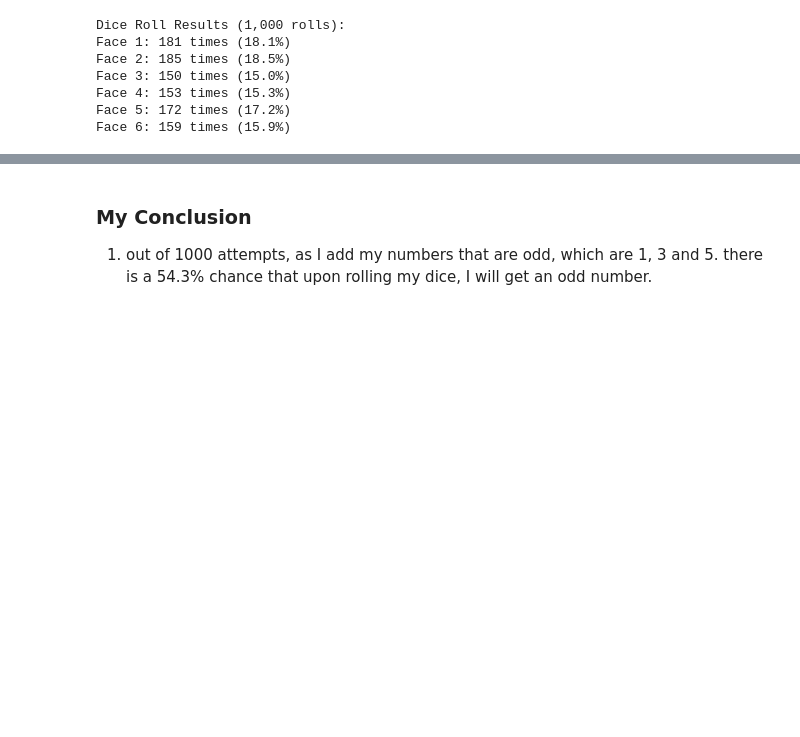
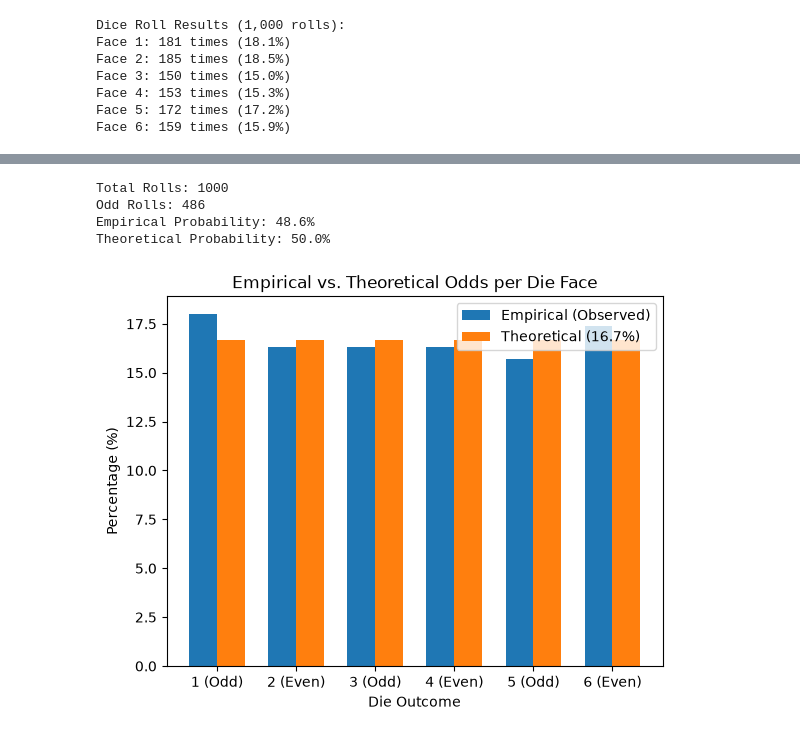
Before and after one commit to Masoudbickle/Dice_Template, a Jupyter notebook: Dice_Template.ipynb, the cells around one changed output, grey strips where cells are left out. Drawn from its saved outputs; the diff is of its cells as text; code cells hidden in the pictures; blank space fills up the shorter version.

```diff
--- a/Dice_Template.ipynb
+++ b/Dice_Template.ipynb
@@ -201,3 +41,55 @@ plt.show()
-# %% [markdown]
-### My Conclusion
-1. out of 1000 attempts, as I add my numbers that are odd, which are 1, 3 and 5. there is a 54.3% chance that upon rolling my dice, I will get an odd number.
+# %%
+import random
+
+rolls = 1000
+odd_count = 0
+
+# Simulate rolling the die
+for _ in range(rolls):
+    outcome = random.randint(1, 6)
+    if outcome % 2 != 0:  # Checks if 1, 3, or 5
+        odd_count += 1
+
+# Calculate probabilities
+empirical_prob = (odd_count / rolls) * 100
+
+print(f"Total Rolls: {rolls}")
+print(f"Odd Rolls: {odd_count}")
+print(f"Empirical Probability: {empirical_prob:.1f}%")
+print("Theoretical Probability: 50.0%")
+# %% [output]
+Total Rolls: 1000
+Odd Rolls: 486
+Empirical Probability: 48.6%
+Theoretical Probability: 50.0%
+# %%
+import matplotlib.pyplot as plt
+import random
+
+# 1. Simulate 500 die rolls
+rolls = 1000
+results = [random.randint(1, 6) for _ in range(rolls)]
+
+# 2. Calculate percentages for sides 1 through 6
+empirical = [(results.count(side) / rolls) * 100 for side in range(1, 7)]
+theoretical = [100 / 6] * 6  # ~16.67% for each side
+
+# 3. Set bar positions and bar width for side-by-side layout
+x = [1, 2, 3, 4, 5, 6]
+width = 0.35
+
+# 4. Create side-by-side bars
+plt.bar([i - width / 2 for i in x], empirical, width=width, label="Empirical (Observed)")
+plt.bar([i + width / 2 for i in x], theoretical, width=width, label="Theoretical (16.7%)")
+
+# 5. Add labels, title, and legend
+plt.xlabel("Die Outcome")
+plt.ylabel("Percentage (%)")
+plt.title("Empirical vs. Theoretical Odds per Die Face")
+plt.xticks(x, ["1 (Odd)", "2 (Even)", "3 (Odd)", "4 (Even)", "5 (Odd)", "6 (Even)"])
+plt.legend()
+
+# 6. Display graph
+plt.show()
+# %% [output]
+[figure, added]
```
Also changed, not shown: parts of 7 cells of this notebook.
